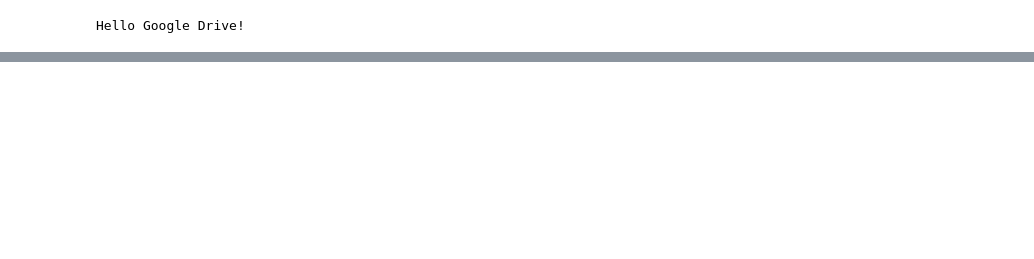
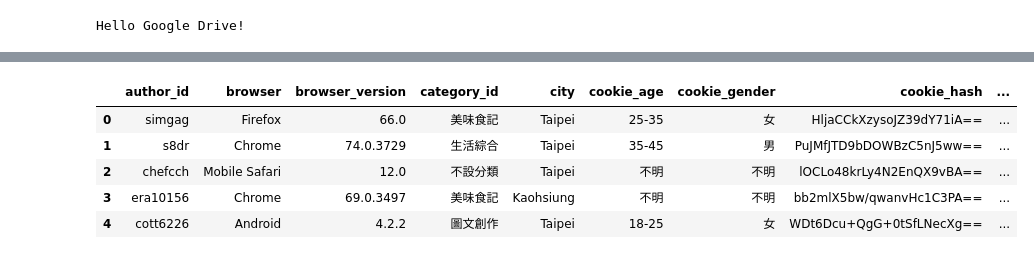
Before and after one commit to cwcheng0/2019_Pixnet_hackathon, a Jupyter notebook: 2019Pixnet.ipynb, the cells around one changed output, grey strips where cells are left out. Cells and saved outputs as stored; diff of their text form; code cells hidden in the pictures; blank space fills up the shorter version.

```diff
--- a/2019Pixnet.ipynb
+++ b/2019Pixnet.ipynb
@@ -108,0 +117,12 @@ file_content
+# %%
+# Check first 5 rows in the targeted file.
+df2 = pd.read_json('/content/gdrive/My Drive/PixnetData/OriginalData/使用者瀏覽log/PIXNET_visit_log_000000000002.gz', compression='gzip', lines=True)
+
+df2.head()
+# %% [output]
+|  | author_id | browser | browser_version | category_id | city | cookie_age | cookie_gender | cookie_hash | ... |
+| 0 | simgag | Firefox | 66.0 | 美味食記 | Taipei | 25-35 | 女 | HljaCCkXzysoJZ39dY71iA== | ... |
+| 1 | s8dr | Chrome | 74.0.3729 | 生活綜合 | Taipei | 35-45 | 男 | PuJMfJTD9bDOWBzC5nJ5ww== | ... |
+| 2 | chefcch | Mobile Safari | 12.0 | 不設分類 | Taipei | 不明 | 不明 | lOCLo48krLy4N2EnQX9vBA== | ... |
+| 3 | era10156 | Chrome | 69.0.3497 | 美味食記 | Kaohsiung | 不明 | 不明 | bb2mlX5bw/qwanvHc1C3PA== | ... |
+| 4 | cott6226 | Android | 4.2.2 | 圖文創作 | Taipei | 18-25 | 女 | WDt6Dcu+QgG+0tSfLNecXg== | ... |
```
Also changed, not shown: parts of 8 cells of this notebook.
